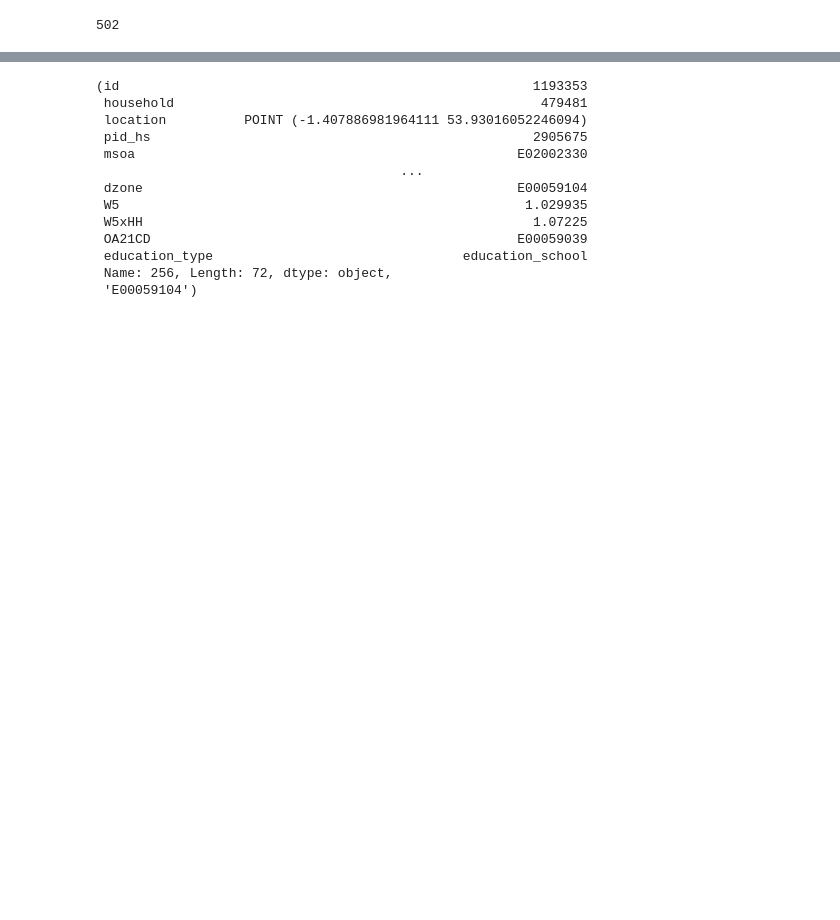
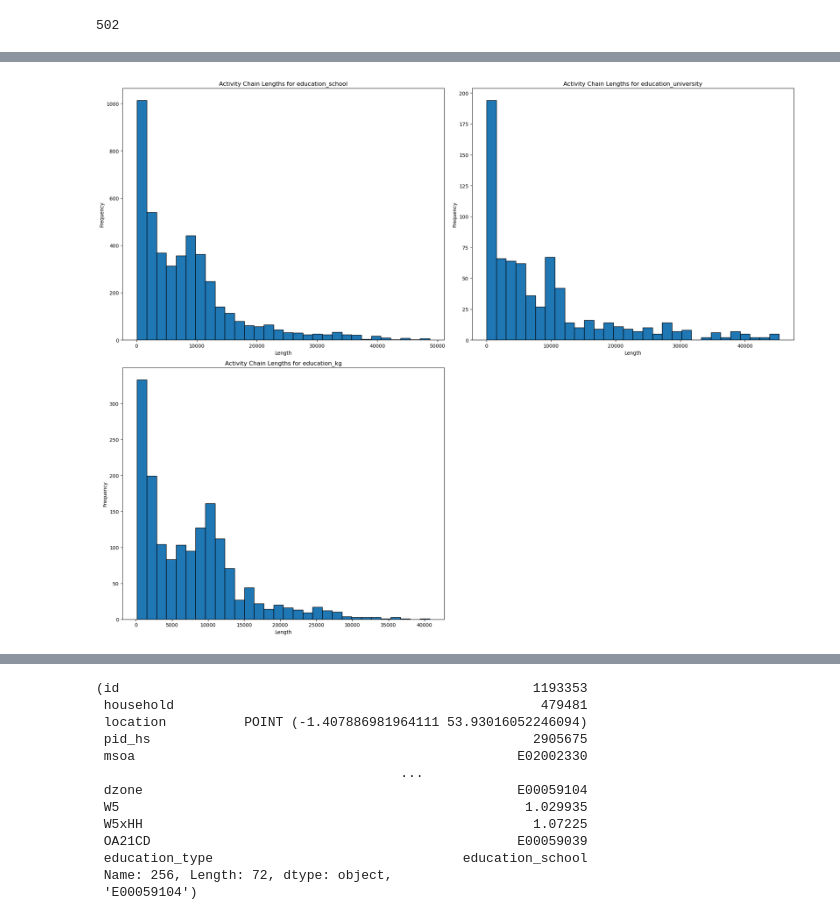
Before and after one commit to Urban-Analytics-Technology-Platform/acbm, a Jupyter notebook: notebooks/3_locations_primary.ipynb, the cells around one changed output, grey strips where cells are left out. Saved outputs shown, nothing was run; the diff lists cells and outputs as text; code cells hidden in the pictures; blank space fills up the shorter version.

```diff
--- a/notebooks/3_locations_primary.ipynb
+++ b/notebooks/3_locations_primary.ipynb
@@ -715,0 +790,29 @@ activity_geom.coords[:]
+# %%
+import matplotlib.pyplot as plt
+import numpy as np
+
+education_types = activity_chains_plot['education_type'].unique()
+
+# Calculate the number of rows needed for the subplot grid
+nrows = int(np.ceil(len(education_types) / 2))
+
+fig, axs = plt.subplots(nrows=nrows, ncols=2, figsize=(20, 8*nrows))
+
+# Flatten the axes array to make it easier to iterate over
+axs = axs.flatten()
+
+for ax, education_type in zip(axs, education_types):
+    subset = activity_chains_plot[activity_chains_plot['education_type'] == education_type]
+    ax.hist(subset['length'], bins=30, edgecolor='black')
+    ax.set_title(f'Activity Chain Lengths for {education_type}')
+    ax.set_xlabel('Length')
+    ax.set_ylabel('Frequency')
+
+# Remove any unused subplots
+for ax in axs[len(education_types):]:
+    ax.remove()
+
+plt.tight_layout()
+plt.show()
+# %% [output]
+[figure, added]
```
Also changed, not shown: parts of 17 cells of this notebook.
